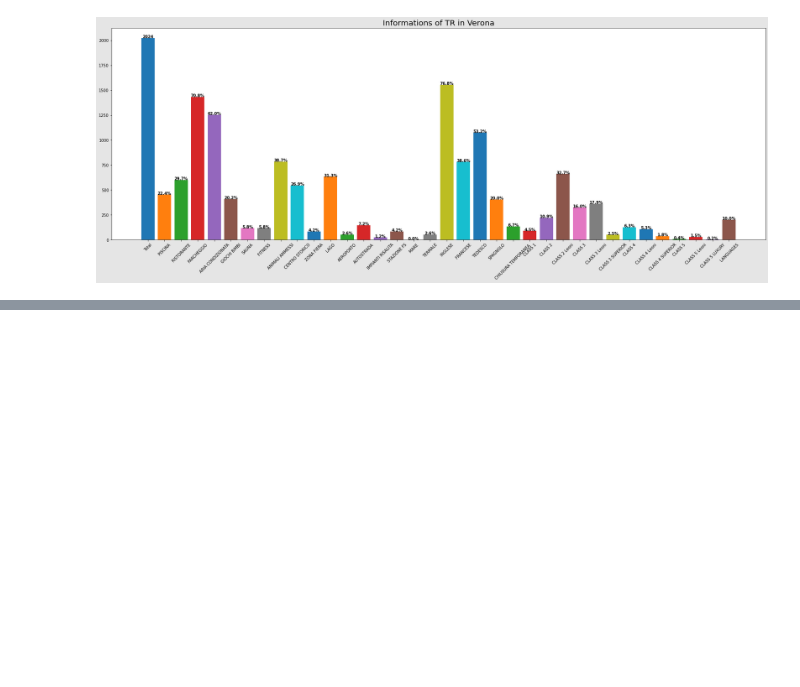
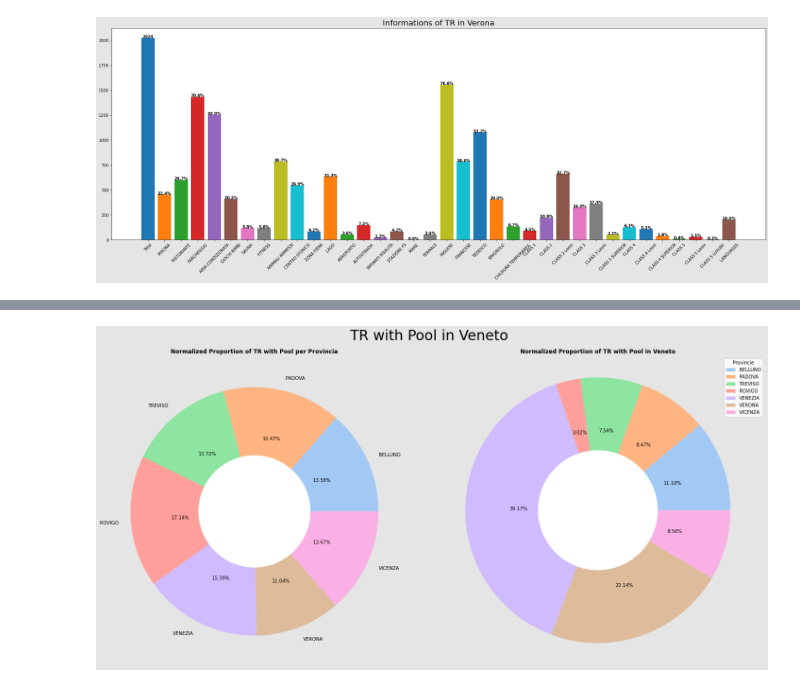
Before and after one commit to NicoloAvesani/project_Tourist_Residences_in_Veneto, a Jupyter notebook: project_on_colab.ipynb, the cells around one changed output, grey strips where cells are left out. Cells and saved outputs as stored; diff of their text form; code cells hidden in the pictures; blank space fills up the shorter version.

```diff
--- a/project_on_colab.ipynb
+++ b/project_on_colab.ipynb
@@ -753,0 +819,54 @@ plt.show()
+# %%
+## POOL
+## Definition of Pool:
+## Touristic residences with pool refers to vacation rental properties or holiday homes that have a swimming pool on the property.
+## These types of properties are popular among tourists and vacationers who are looking for a place to stay that offers the convenience and luxury of having a pool to swim in during their stay.
+
+belluno_pool_tr = belluno_descriptive.loc['ANIMALI AMMESSI']
+padova_pool_tr = padova_descriptive.loc['ANIMALI AMMESSI']
+treviso_pool_tr = treviso_descriptive.loc['ANIMALI AMMESSI']
+rovigo_pool_tr = rovigo_descriptive.loc['ANIMALI AMMESSI']
+venezia_pool_tr = venezia_descriptive.loc['ANIMALI AMMESSI']
+verona_pool_tr = verona_descriptive.loc['ANIMALI AMMESSI']
+vicenza_pool_tr = vicenza_descriptive.loc['ANIMALI AMMESSI']
+
+## array with ratio of pool tr and total tr per provincia
+af_array_1 = np.array([belluno_pool_tr/belluno_tr, padova_pool_tr/padova_tr, treviso_pool_tr/treviso_tr, rovigo_pool_tr/rovigo_tr, venezia_pool_tr/venezia_tr, verona_pool_tr/verona_tr, vicenza_pool_tr/vicenza_tr])
+normalized_arr_1 = preprocessing.normalize(af_array_1[np.newaxis])
+
+## array with number of pool tr per provincia
+af_array_2 = np.array([belluno_pool_tr, padova_pool_tr, treviso_pool_tr, rovigo_pool_tr, venezia_pool_tr, verona_pool_tr, vicenza_pool_tr])
+normalized_arr_2 = preprocessing.normalize(af_array_2[np.newaxis])
+
+## create pie charts
+fig, axs = plt.subplots(nrows = 1, ncols = 2, figsize = (20, 10), constrained_layout = True)
+palette = sb.color_palette("pastel")
+
+## create a donut circle
+
+donut_circle = plt.Circle( (0,0), 0.45, color = 'white')
+
+## normalizing tha array
+## In this way i will have an array with normalized values for the two data
+data_1 = normalized_arr_1.T
+data_2 = normalized_arr_2.T
+
+labels = provincie
+
+axs[0].pie(data_1, autopct='%.2f%%', labels =labels, colors =palette)
+axs[0].add_artist(donut_circle)
+axs[0].set_title("Normalized Proportion of TR with Pool per Provincia", fontweight='bold')
+
+donut_circle = plt.Circle( (0,0), 0.45, color = 'white')
+
+axs[1].pie(data_2, autopct='%.2f%%', colors =palette)
+axs[1].add_artist(donut_circle)
+axs[1].set_title("Normalized Proportion of TR with Pool in Veneto", fontweight='bold')
+
+fig.suptitle(" TR with Pool in Veneto", fontsize=30)
+
+plt.legend(labels, title='Provincie')
+plt.axis('equal')
+plt.show()
+# %% [output]
+[figure, added]
```
Also changed, not shown: parts of 4 cells of this notebook.
